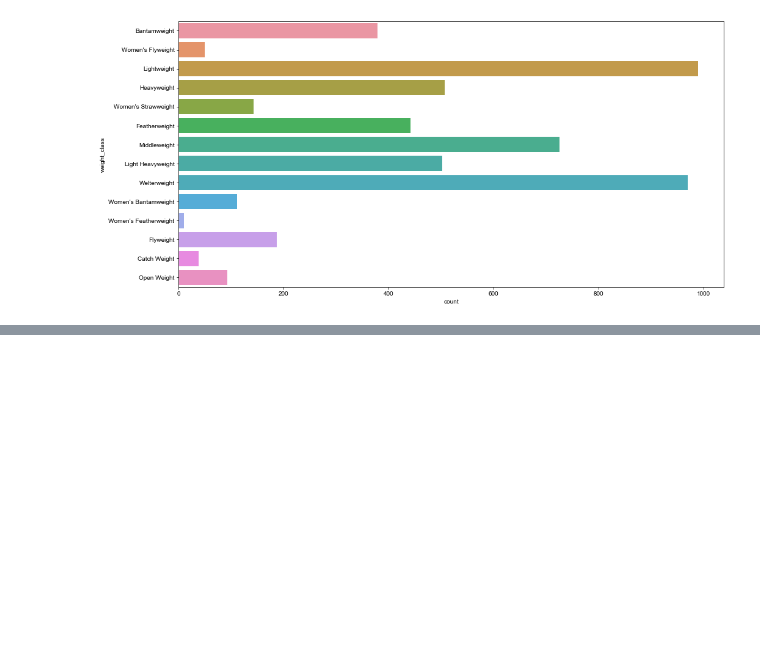
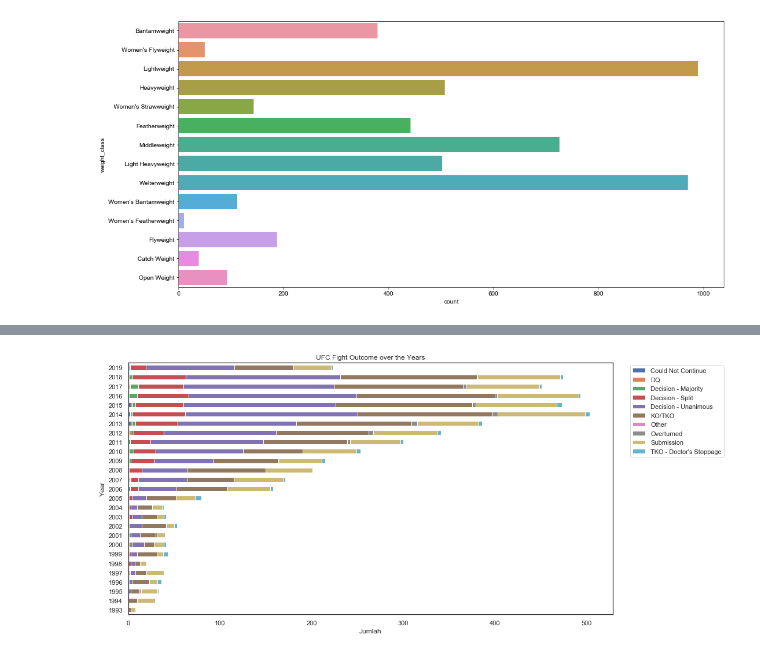
Before and after one commit to p4v10/ufc-dataset, a Jupyter notebook: ufc-visualizations.ipynb, the cells around one changed output, grey strips where cells are left out. Saved outputs shown, nothing was run; the diff lists cells and outputs as text; code cells hidden in the pictures; blank space fills up the shorter version.

```diff
--- a/ufc-visualizations.ipynb
+++ b/ufc-visualizations.ipynb
@@ -411,0 +436,10 @@ plt.show()
+# %%
+bar = new.groupby(['date_year', 'win_by']).size().reset_index().pivot(columns='win_by', index='date_year', values=0)
+bar.plot(kind='barh', stacked=True, figsize=(15,8))
+plt.legend(bbox_to_anchor=(1.23, 0.99), loc=1, borderaxespad=0.)
+plt.title('UFC Fight Outcome over the Years')
+plt.xlabel('Jumlah')
+plt.ylabel('Year')
+plt.show()
+# %% [output]
+[figure, added]
```
Also changed, not shown: parts of 3 cells of this notebook.
